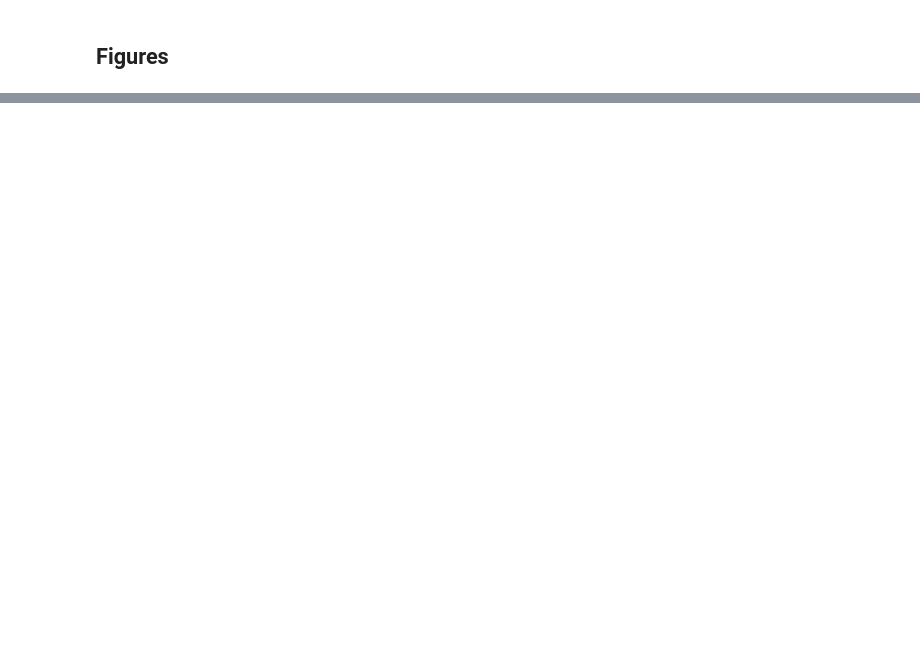
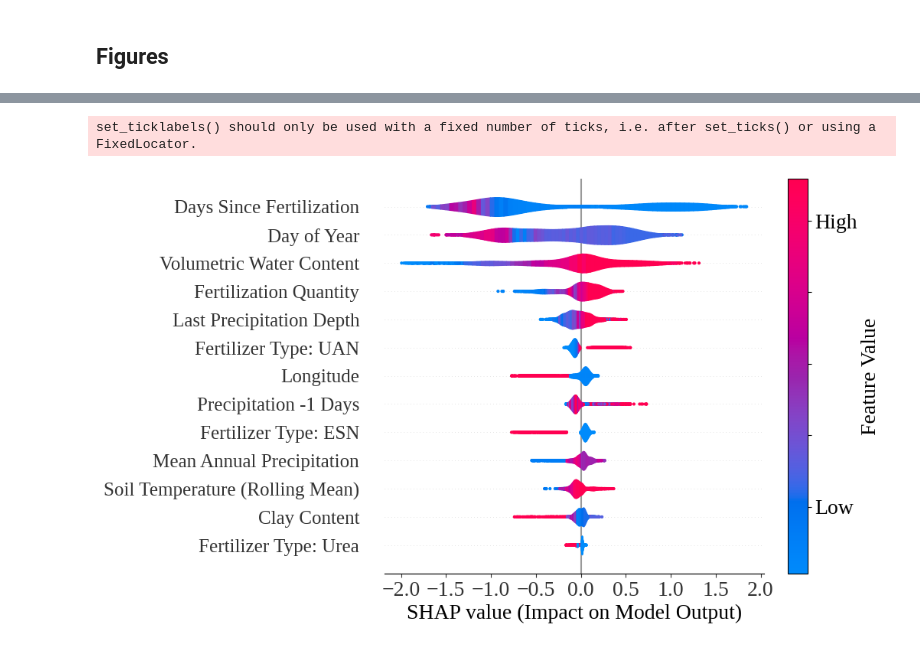
Before and after one commit to crushendo/Hot-Moment-Analysis, a Jupyter notebook: HMPrediction.ipynb, the cells around one changed output, grey strips where cells are left out. Saved outputs shown, nothing was run; the diff lists cells and outputs as text; code cells hidden in the pictures; blank space fills up the shorter version.

```diff
--- a/HMPrediction.ipynb
+++ b/HMPrediction.ipynb
@@ -2987,3 +3800,39 @@ plt.savefig('all_shap_violin.svg', bbox_inches = 'tight', pad_inches = 0.1, dpi
+# %%
+main_features = [0, 1, 6, 7, 10, 13, 14, 15, 23, 38, 44, 46, 48]
+feat_names = ['Day of Year', 'Volumetric Water Content',
+              'Clay Content', 'Mean Annual Precipitation',
+              'Longitude', 'Last Precipitation Depth',
+              'Days Since Fertilization',
+              'Fertilization Quantity', 'Precipitation -1 Days',
+              'Soil Temperature (Rolling Mean)',
+              'Fertilizer Type: ESN', 'Fertilizer Type: UAN',
+              'Fertilizer Type: Urea']
+shap.plots.violin(shap_values2[:,main_features], max_display=16,  show=False, feature_names=feat_names, color_bar=False)
+# Set tick label font
+plt.rc('font', family='Liberation Serif')
+# Set x axis font size
+plt.xticks(fontsize=20)
+plt.xlabel(xlabel='SHAP value (Impact on Model Output)', fontsize=20)
+
+# Set y axis font size
+plt.yticks(fontsize=18)
+
+# Set shap color bar font
+cbar = plt.colorbar()
+cbar.ax.tick_params(labelsize=20)
+##### Set cbar tick labels
+cbar.ax.set_yticklabels(['','Low', '','','', 'High'])
+
+# Set colorbar labels
+cbar.ax.set_ylabel('Feature Value', fontsize=20)
+# Set font to Times New Roman
+plt.rc('font', family='Liberation Serif')
+
+
+plt.savefig('all_shap_violin.svg', bbox_inches = 'tight', pad_inches = 0.1, dpi = 800)
+# %% [output]
+set_ticklabels() should only be used with a fixed number of ticks, i.e. after set_ticks() or using a FixedLocator.
+[figure, added]
 # %%
 shap.plots.bar(shap_values2[:,:], max_display=55, clustering_cutoff=0.1)
 # save the figure
```
Also changed, not shown: parts of 85 cells of this notebook, 28 other files.
